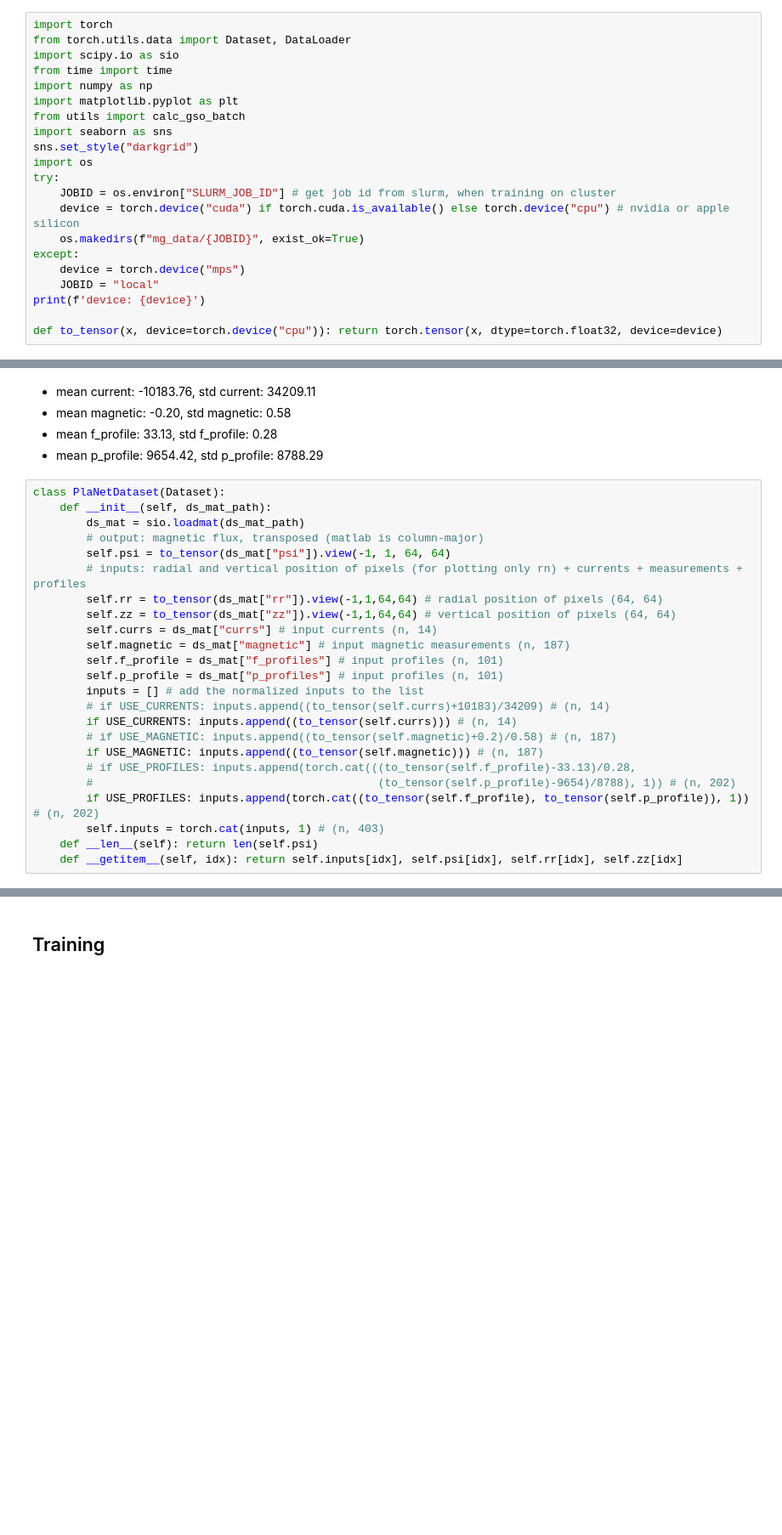
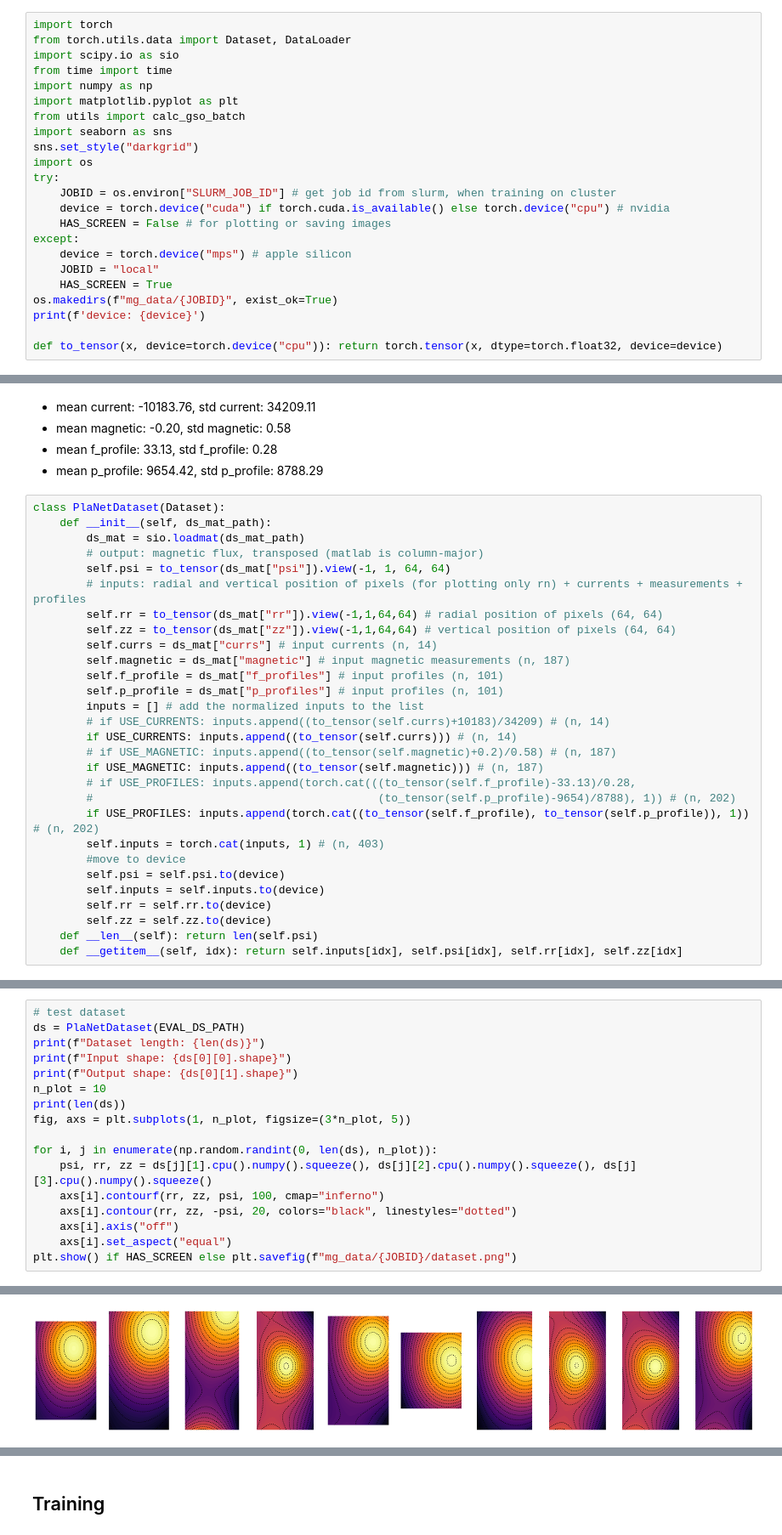
Before and after one commit to matgrand/PlaNet_Equil_reconstruction, a Jupyter notebook: mg_train.ipynb, the cells around one changed output, grey strips where cells are left out. Shown at 85% size. Drawn from its saved outputs; the diff is of its cells as text; blank space fills up the shorter version.

```diff
--- a/mg_train.ipynb
+++ b/mg_train.ipynb
@@ -14,11 +14,13 @@ sns.set_style("darkgrid")
 import os
 try:
     JOBID = os.environ["SLURM_JOB_ID"] # get job id from slurm, when training on cluster
-    device = torch.device("cuda") if torch.cuda.is_available() else torch.device("cpu") # nvidia or apple silicon
-    os.makedirs(f"mg_data/{JOBID}", exist_ok=True)
+    device = torch.device("cuda") if torch.cuda.is_available() else torch.device("cpu") # nvidia
+    HAS_SCREEN = False # for plotting or saving images
 except:
-    device = torch.device("mps")
+    device = torch.device("mps") # apple silicon
     JOBID = "local"
+    HAS_SCREEN = True
+os.makedirs(f"mg_data/{JOBID}", exist_ok=True)
 print(f'device: {device}')
 
 def to_tensor(x, device=torch.device("cpu")): return torch.tensor(x, dtype=torch.float32, device=device)
@@ -64,5 +67,10 @@ class PlaNetDataset(Dataset):
         #                                           (to_tensor(self.p_profile)-9654)/8788), 1)) # (n, 202)
         if USE_PROFILES: inputs.append(torch.cat((to_tensor(self.f_profile), to_tensor(self.p_profile)), 1)) # (n, 202)
         self.inputs = torch.cat(inputs, 1) # (n, 403)
+        #move to device
+        self.psi = self.psi.to(device)
+        self.inputs = self.inputs.to(device)
+        self.rr = self.rr.to(device)
+        self.zz = self.zz.to(device)
     def __len__(self): return len(self.psi)
     def __getitem__(self, idx): return self.inputs[idx], self.psi[idx], self.rr[idx], self.zz[idx]
@@ -74,0 +77,18 @@ print(f"Output shape: {ds[0][1].shape}")
+# %%
+# test dataset
+ds = PlaNetDataset(EVAL_DS_PATH)
+print(f"Dataset length: {len(ds)}")
+print(f"Input shape: {ds[0][0].shape}")
+print(f"Output shape: {ds[0][1].shape}")
+n_plot = 10
+print(len(ds))
+fig, axs = plt.subplots(1, n_plot, figsize=(3*n_plot, 5))
+
+for i, j in enumerate(np.random.randint(0, len(ds), n_plot)):
+    psi, rr, zz = ds[j][1].cpu().numpy().squeeze(), ds[j][2].cpu().numpy().squeeze(), ds[j][3].cpu().numpy().squeeze()
+    axs[i].contourf(rr, zz, psi, 100, cmap="inferno")
+    axs[i].contour(rr, zz, -psi, 20, colors="black", linestyles="dotted")
+    axs[i].axis("off")
+    axs[i].set_aspect("equal")
+plt.show() if HAS_SCREEN else plt.savefig(f"mg_data/{JOBID}/dataset.png")
+# %% [output]
@@ -75,3 +99,4 @@ print(f"Output shape: {ds[0][1].shape}")
+[figure, added]
 # %%
 # # MODEL: PlaNet: # upsample convolutional neural network > slower > but smoother
 # from torch.nn import Module, Linear, Conv2d, MaxPool2d, BatchNorm2d, ReLU, Sequential, Upsample
```
Also changed, not shown: parts of 7 cells of this notebook, 4 other files.
